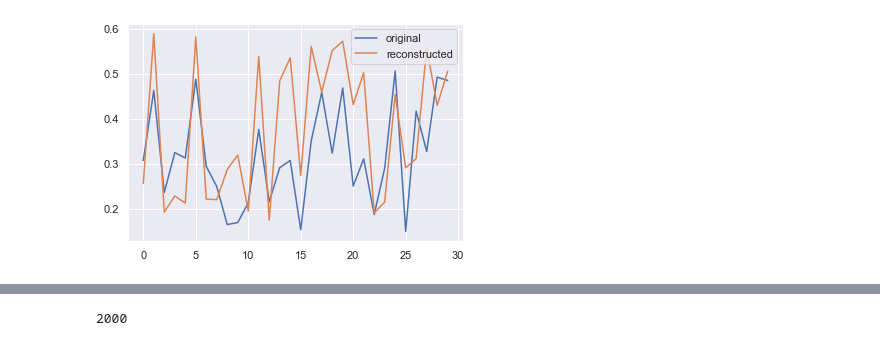
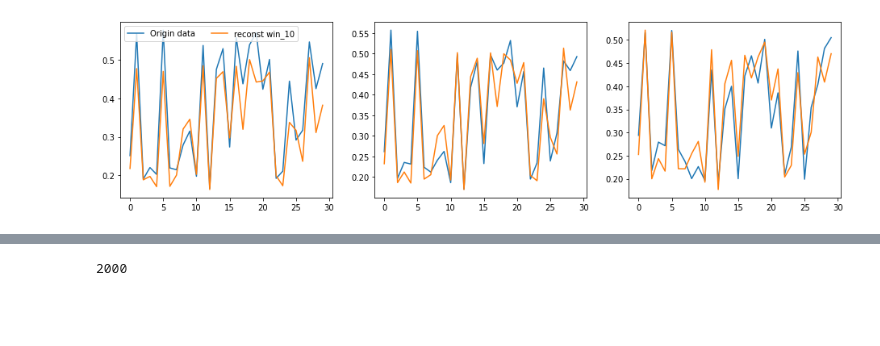
Before and after one commit to yosou20/mtsPytorch, a Jupyter notebook: data/readdata.ipynb, the cells around one changed output, grey strips where cells are left out. Cells and saved outputs as stored; diff of their text form; code cells hidden in the pictures; blank space fills up the shorter version.

```diff
--- a/data/readdata.ipynb
+++ b/data/readdata.ipynb
@@ -36,8 +70,13 @@ rc_data
 # %%
 
 origin_data = np.load('../data/matrix_data/test_data/test_data_810.npy', mmap_mode='r')
-tt=len(origin_data[0][0])
-print(tt)
-origin_data = pd.DataFrame(origin_data[0][0])
+
+origin_data_list = []
+for i in range(0,3):
+    df_i = pd.DataFrame(origin_data[4][i])
+    origin_data_list.append(df_i)
+#tt=len(origin_data[4][2])
+#print(tt)
+origin_df = pd.DataFrame(origin_data[4][0])
 #origin_data.iloc[:,[0]].plot()
-origin_data
+#origin_data
@@ -64,9 +90,19 @@ origin_data
 # %%
-plt.figure()
-plt.plot(origin_data.iloc[:, [1]],label ='original')
-
-plt.plot(rc_data.iloc[:,[1]], label = "reconstructed")
-plt.legend()
-plt.show()
+# plt.figure()
+# plt.plot(origin_data.iloc[:, [19]],label ='original')
+# plt.plot(rc_data.iloc[:,[19]], label = "reconstructed")
+# #plt.legend()
+# plt.show()
-# %% [output]
-[figure, removed]
+# %%
+fig, ax = plt.subplots(1,3, figsize=(16,4))
+ax[0].plot(origin_data_list[0].iloc[:, [19]], label = 'Origin data')
+ax[0].plot(df_list[0].iloc[:, [19]], label = 'reconst win_10')
+ax[0].legend(ncol = 2, loc = 2)
+#ax[0].legend()
+ax[1].plot(origin_data_list[1].iloc[:, [19]])
+ax[1].plot(df_list[1].iloc[:, [19]])
+ax[2].plot(origin_data_list[2].iloc[:, [19]])
+ax[2].plot(df_list[2].iloc[:, [19]])
+plt.show()
+# %% [output]
+[figure, added]
```
Also changed, not shown: parts of 27 cells of this notebook, 5 other files.
